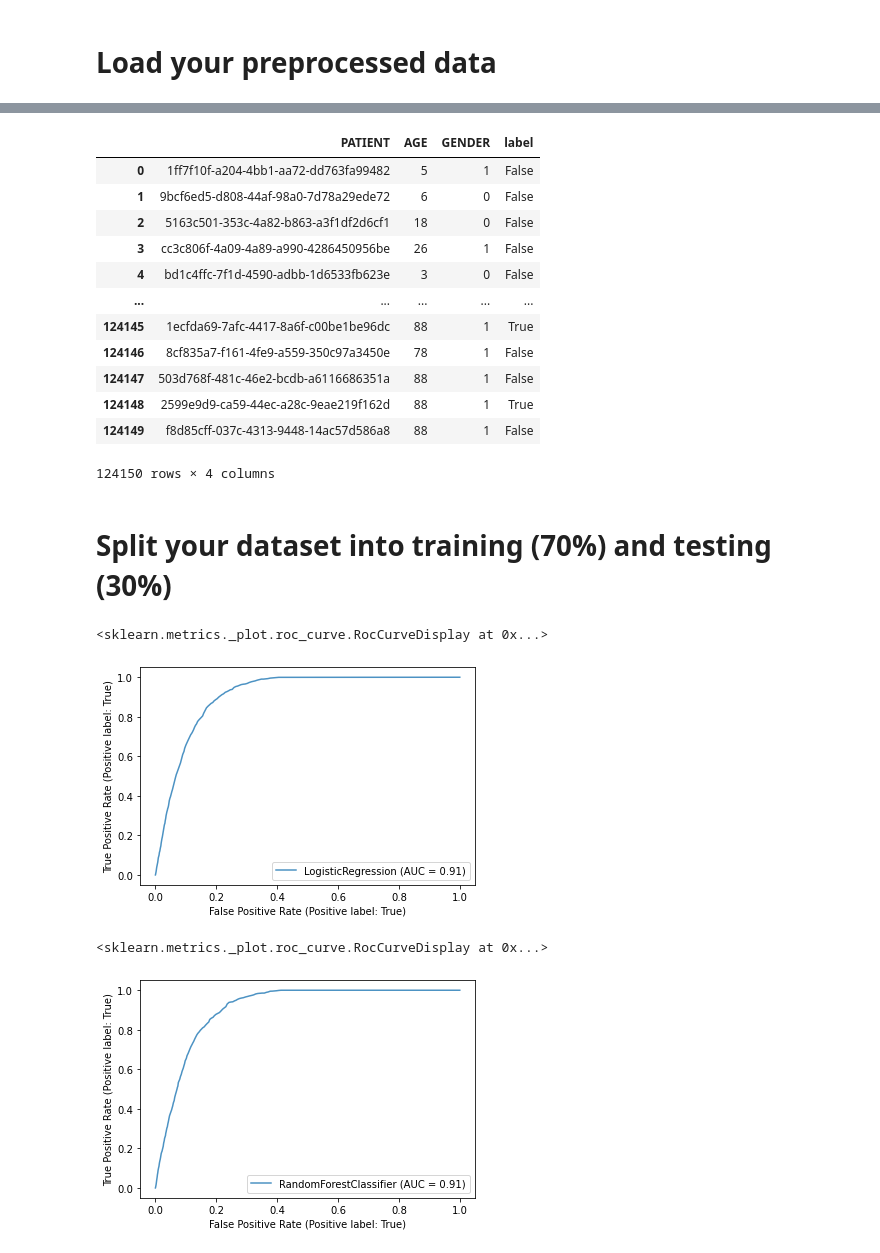
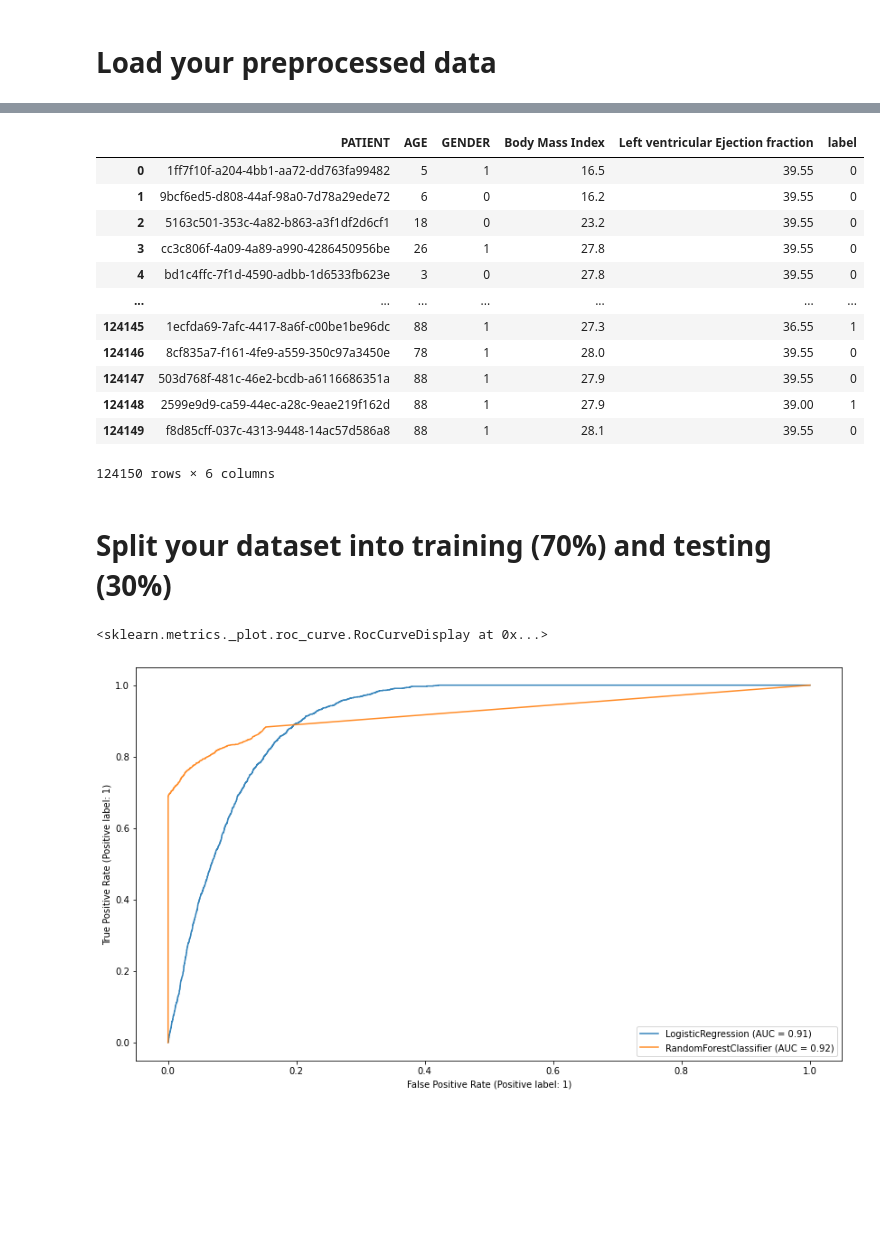
Before and after one commit to keithcallenberg/healthcare-data-carpentry, a Jupyter notebook: code/04_modeling.ipynb, the cells around one changed output, grey strips where cells are left out. Drawn from its saved outputs; the diff is of its cells as text; code cells hidden in the pictures; blank space fills up the shorter version.

Commit message:
add model features

```diff
--- a/code/04_modeling.ipynb
+++ b/code/04_modeling.ipynb
@@ -22,22 +25,31 @@ X.head(3)
 # %%
+# specify the columns we will use to train the model
+exclude_columns = ['PATIENT', 'label']
+include_columns = [col for col in X.columns if col not in exclude_columns]
+
 # convert non-numeric columns to numeric
-X['GENDER'] = X['GENDER'].astype('category')
-X['GENDER'] = X['GENDER'].cat.codes
+for column in include_columns:
+    if X[column].dtype in ['O', str]:
+        X[column] = X[column].astype('category')
+        X[column] = X[column].cat.codes
+
+X['label'] = X['label'].astype(int)
+
 X
 # %% [output]
-|  | PATIENT | AGE | GENDER | label |
-| 0 | 1ff7f10f-a204-4bb1-aa72-dd763fa99482 | 5 | 1 | False |
-| 1 | 9bcf6ed5-d808-44af-98a0-7d78a29ede72 | 6 | 0 | False |
-| 2 | 5163c501-353c-4a82-b863-a3f1df2d6cf1 | 18 | 0 | False |
-| 3 | cc3c806f-4a09-4a89-a990-4286450956be | 26 | 1 | False |
-| 4 | bd1c4ffc-7f1d-4590-adbb-1d6533fb623e | 3 | 0 | False |
-| ... | ... | ... | ... | ... |
-| 124145 | 1ecfda69-7afc-4417-8a6f-c00be1be96dc | 88 | 1 | True |
-| 124146 | 8cf835a7-f161-4fe9-a559-350c97a3450e | 78 | 1 | False |
-| 124147 | 503d768f-481c-46e2-bcdb-a6116686351a | 88 | 1 | False |
-| 124148 | 2599e9d9-ca59-44ec-a28c-9eae219f162d | 88 | 1 | True |
-| 124149 | f8d85cff-037c-4313-9448-14ac57d586a8 | 88 | 1 | False |
+|  | PATIENT | AGE | GENDER | Body Mass Index | Left ventricular Ejection fraction | label |
+| 0 | 1ff7f10f-a204-4bb1-aa72-dd763fa99482 | 5 | 1 | 16.5 | 39.55 | 0 |
+| 1 | 9bcf6ed5-d808-44af-98a0-7d78a29ede72 | 6 | 0 | 16.2 | 39.55 | 0 |
+| 2 | 5163c501-353c-4a82-b863-a3f1df2d6cf1 | 18 | 0 | 23.2 | 39.55 | 0 |
+| 3 | cc3c806f-4a09-4a89-a990-4286450956be | 26 | 1 | 27.8 | 39.55 | 0 |
+| 4 | bd1c4ffc-7f1d-4590-adbb-1d6533fb623e | 3 | 0 | 27.8 | 39.55 | 0 |
+| ... | ... | ... | ... | ... | ... | ... |
+| 124145 | 1ecfda69-7afc-4417-8a6f-c00be1be96dc | 88 | 1 | 27.3 | 36.55 | 1 |
+| 124146 | 8cf835a7-f161-4fe9-a559-350c97a3450e | 78 | 1 | 28.0 | 39.55 | 0 |
+| 124147 | 503d768f-481c-46e2-bcdb-a6116686351a | 88 | 1 | 27.9 | 39.55 | 0 |
+| 124148 | 2599e9d9-ca59-44ec-a28c-9eae219f162d | 88 | 1 | 27.9 | 39.00 | 1 |
+| 124149 | f8d85cff-037c-4313-9448-14ac57d586a8 | 88 | 1 | 28.1 | 39.55 | 0 |
-124150 rows × 4 columns
+124150 rows × 6 columns
 # %% [markdown]
 # Split your dataset into training (70%) and testing (30%)
 # %%
@@ -53,17 +61,17 @@ X_train, X_test, y_train, y_test = train_test_split(X[include_columns], X['label
 # Train a logistic regression model with default settings
 lr = LogisticRegression(random_state=random_state)
 lr.fit(X_train, y_train)
-#y_pred_lr = lr.decision_function(X_test)
-#RocCurveDisplay.from_predictions(y_test, y_pred_lr)
-RocCurveDisplay.from_estimator(lr, X_test, y_test, alpha=0.8)
+y_pred_lr = lr.decision_function(X_test)
-# %% [output]
-<sklearn.metrics._plot.roc_curve.RocCurveDisplay at 0x...>
-[figure, removed]
 # %%
 # Train a Random Forest model with default settings
 rf = RandomForestClassifier(random_state=random_state)
 rf.fit(X_train, y_train)
-RocCurveDisplay.from_estimator(rf, X_test, y_test, alpha=0.8)
+
+# compare performance between the two
+
+fig, ax = plt.subplots(figsize=(14, 8))
+RocCurveDisplay.from_estimator(lr, X_test, y_test, ax=ax, alpha=0.9)
+RocCurveDisplay.from_estimator(rf, X_test, y_test, ax=ax, alpha=0.9)
 # %% [output]
 <sklearn.metrics._plot.roc_curve.RocCurveDisplay at 0x...>
-[figure, old version]
+[figure, new version]
```
Also changed, not shown: parts of 7 cells of this notebook, 2 other files.
